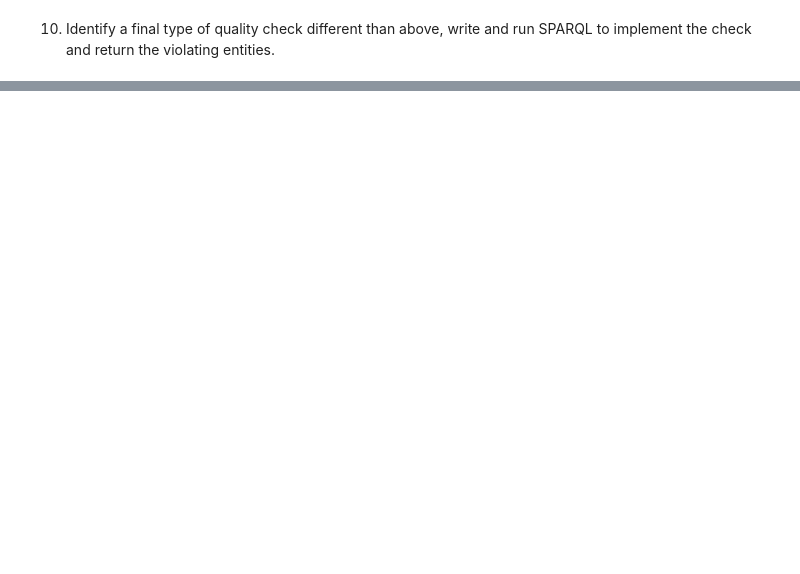
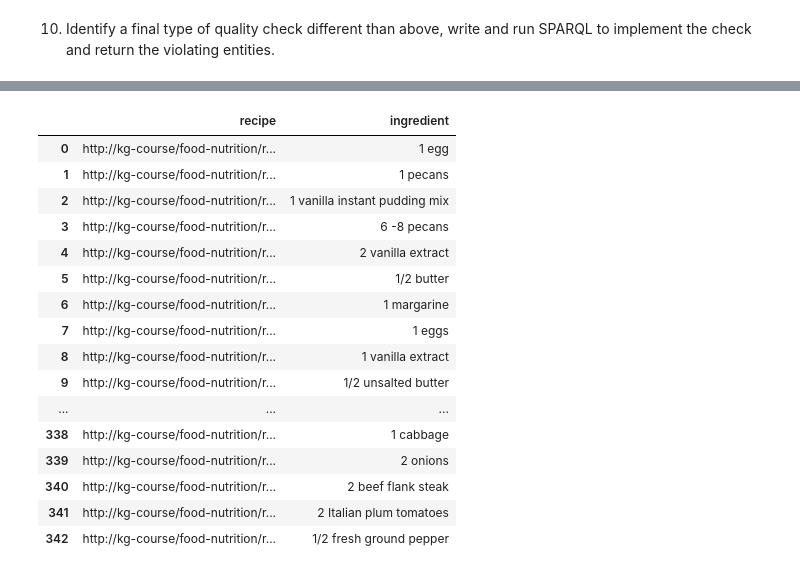
Before and after one commit to FilipPolakowski/Assigment2Graphs, a Jupyter notebook: Assignment2 Template.ipynb, the cells around one changed output, grey strips where cells are left out. Saved outputs shown, nothing was run; the diff lists cells and outputs as text; code cells hidden in the pictures; blank space fills up the shorter version.

```diff
--- a/Assignment2 Template.ipynb
+++ b/Assignment2 Template.ipynb
@@ -150,0 +173,2 @@ No file for q10.rq
+# %%
+run_query(g, 'q11.rq')
@@ -150,0 +179,2 @@ No file for q10.rq
+# %%
+run_query(g, 'q12.rq')
@@ -150,0 +196,2 @@ No file for q10.rq
+# %%
+run_query(g, 'q13.rq')
@@ -150,0 +202,3 @@ No file for q10.rq
+# %%
+run_query(g, 'q14.rq')
+# %% [output]
@@ -150,0 +206,17 @@ No file for q10.rq
+|  | recipe | ingredient |
+| 0 | http://kg-course/food-nutrition/r... | 1 egg |
+| 1 | http://kg-course/food-nutrition/r... | 1 pecans |
+| 2 | http://kg-course/food-nutrition/r... | 1 vanilla instant pudding mix |
+| 3 | http://kg-course/food-nutrition/r... | 6 -8 pecans |
+| 4 | http://kg-course/food-nutrition/r... | 2 vanilla extract |
+| 5 | http://kg-course/food-nutrition/r... | 1/2 butter |
+| 6 | http://kg-course/food-nutrition/r... | 1 margarine |
+| 7 | http://kg-course/food-nutrition/r... | 1 eggs |
+| 8 | http://kg-course/food-nutrition/r... | 1 vanilla extract |
+| 9 | http://kg-course/food-nutrition/r... | 1/2 unsalted butter |
+| ... | ... | ... |
+| 338 | http://kg-course/food-nutrition/r... | 1 cabbage |
+| 339 | http://kg-course/food-nutrition/r... | 2 onions |
+| 340 | http://kg-course/food-nutrition/r... | 2 beef flank steak |
+| 341 | http://kg-course/food-nutrition/r... | 2 Italian plum tomatoes |
+| 342 | http://kg-course/food-nutrition/r... | 1/2 fresh ground pepper |
```
Also changed, not shown: parts of 17 cells of this notebook, 13 other files.
